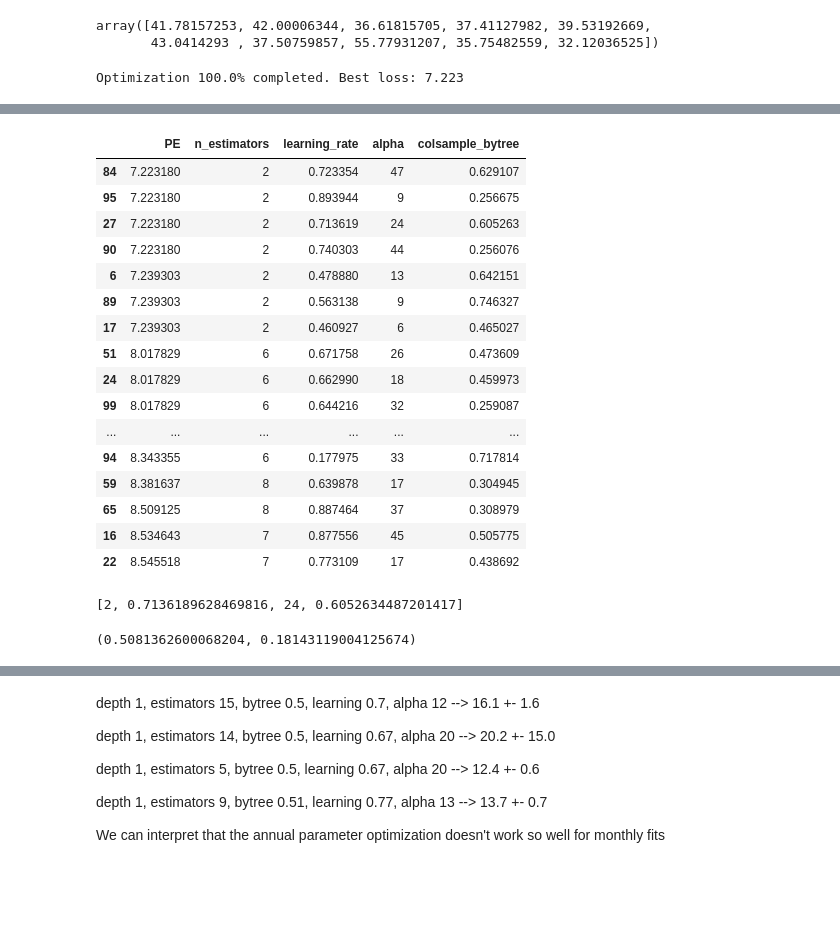
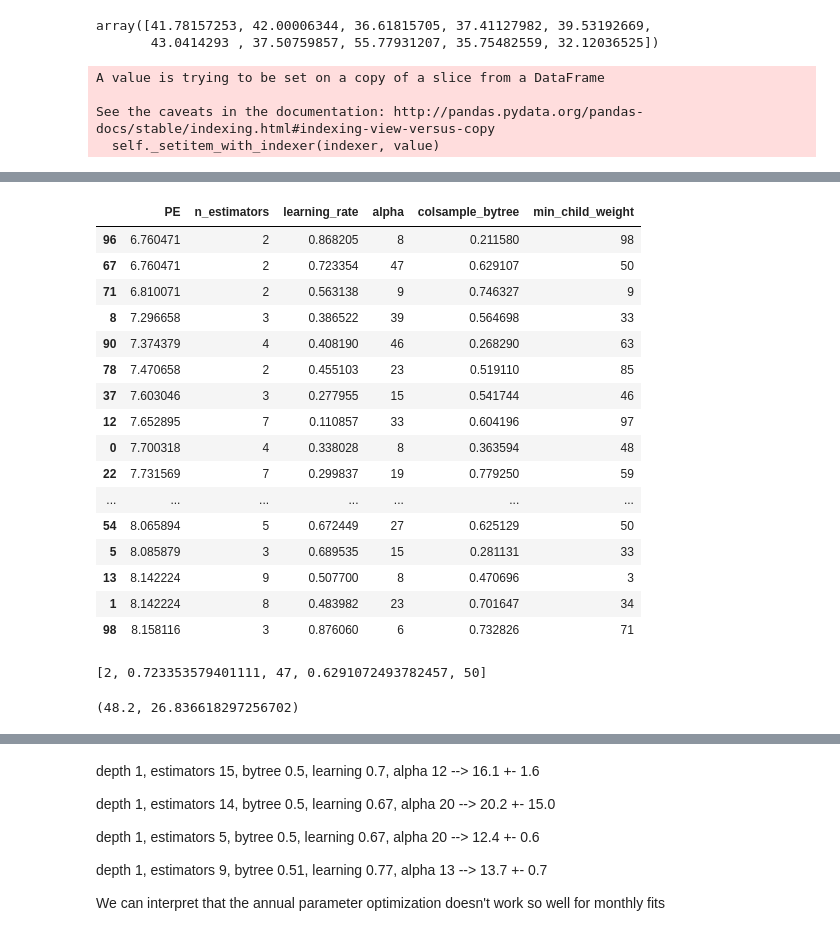
Before and after one commit to felipeascouto/energy, a Jupyter notebook: research_p2.ipynb, the cells around one changed output, grey strips where cells are left out. Saved outputs shown, nothing was run; the diff lists cells and outputs as text; code cells hidden in the pictures; blank space fills up the shorter version.

```diff
--- a/research_p2.ipynb
+++ b/research_p2.ipynb
@@ -2145,28 +2113,35 @@ def optimize(dimensions, start_points, times, function):
 
     loss_vector = np.zeros(times)
     params_list = []
+    for j in range(len(opt.ask())):
+        params_list.append(list())
     best_loss = 1e10
     for i in range(times):
         next_x = opt.ask()
         loss = function(next_x)
         res = opt.tell(next_x, loss)
         loss_vector[i] = loss
-        s = ''
-        for p in next_x:
-            s += str(p) + ' '
-        params_list.append(s)
+        for p in range(len(next_x)):
+            params_list[p].append(next_x[p])
         if loss < best_loss:
             best_loss = loss
             best_params = next_x
         print(f"\rOptimization {100 * (i+1)/times}% completed. Best loss: {best_loss:.4}   ", end="")
-    params_vector = np.array(params_list)
-    return best_loss, best_params, loss_vector, params_vector
+    return best_loss, best_params, loss_vector, params_list
 
 dimensions = {'n_estimators': Integer(1, 20, prior='uniform'),
               'max_depth': Integer(1, 3, prior='uniform'),
               'learning_rate': Real(0.1, 0.9, prior='uniform'),
               'alpha': Integer(5, 50, prior='uniform'),
-              'colsample_bytree': Real(0.2, 0.8, prior='uniform')}
+              'colsample_bytree': Real(0.2, 0.8, prior='uniform'),
+              'min_child_weight': Integer(1,100, prior='log-uniform')}
+
+loss_df = pd.DataFrame({'PE':loss_vector,
+                       'n_estimators':params_list[0],
+                       'learning_rate':params_list[1],
+                       'alpha':params_list[2],
+                       'colsample_bytree':params_list[3],
+                       'min_child_weight':params_list[4]})
 
 loss, params, loss_vector, params_vector = optimize(dimensions, 1e5, 1e3, xgb_loss)
 # %% [output]
@@ -2367,14 +2340,19 @@ def optimize(dimensions, start_points, times, function):
 dimensions = {'n_estimators': Integer(1, 10, prior='uniform'),
               'learning_rate': Real(0.1, 0.9, prior='uniform'),
               'alpha': Integer(5, 50, prior='uniform'),
-              'colsample_bytree': Real(0.2, 0.8, prior='uniform')}
+              'colsample_bytree': Real(0.2, 0.8, prior='uniform'),
+              'min_child_weight': Integer(1, 100, prior='log-uniform')}
 
 loss, params, loss_vector, params_list = optimize(dimensions, 1e5, 100, xgb_loss_2)
 loss_df = pd.DataFrame({'PE':loss_vector,
                        'n_estimators':params_list[0],
                        'learning_rate':params_list[1],
                        'alpha':params_list[2],
-                       'colsample_bytree':params_list[3]})
+                       'colsample_bytree':params_list[3],
+                       'min_child_weight':params_list[4]})
 loss_df.sort_values('PE').head(20)
 # %% [output]
-Optimization 100.0% completed. Best loss: 7.223
+A value is trying to be set on a copy of a slice from a DataFrame
+
+See the caveats in the documentation: http://pandas.pydata.org/pandas-docs/stable/indexing.html#indexing-view-versus-copy
+  self._setitem_with_indexer(indexer, value)
@@ -2381,28 +2360,28 @@ Optimization 100.0% completed. Best loss: 7.223
-|  | PE | n_estimators | learning_rate | alpha | colsample_bytree |
-| 84 | 7.223180 | 2 | 0.723354 | 47 | 0.629107 |
-| 95 | 7.223180 | 2 | 0.893944 | 9 | 0.256675 |
-| 27 | 7.223180 | 2 | 0.713619 | 24 | 0.605263 |
-| 90 | 7.223180 | 2 | 0.740303 | 44 | 0.256076 |
-| 6 | 7.239303 | 2 | 0.478880 | 13 | 0.642151 |
-| 89 | 7.239303 | 2 | 0.563138 | 9 | 0.746327 |
-| 17 | 7.239303 | 2 | 0.460927 | 6 | 0.465027 |
-| 51 | 8.017829 | 6 | 0.671758 | 26 | 0.473609 |
-| 24 | 8.017829 | 6 | 0.662990 | 18 | 0.459973 |
-| 99 | 8.017829 | 6 | 0.644216 | 32 | 0.259087 |
-| ... | ... | ... | ... | ... | ... |
-| 94 | 8.343355 | 6 | 0.177975 | 33 | 0.717814 |
-| 59 | 8.381637 | 8 | 0.639878 | 17 | 0.304945 |
-| 65 | 8.509125 | 8 | 0.887464 | 37 | 0.308979 |
-| 16 | 8.534643 | 7 | 0.877556 | 45 | 0.505775 |
-| 22 | 8.545518 | 7 | 0.773109 | 17 | 0.438692 |
+|  | PE | n_estimators | learning_rate | alpha | colsample_bytree | min_child_weight |
+| 96 | 6.760471 | 2 | 0.868205 | 8 | 0.211580 | 98 |
+| 67 | 6.760471 | 2 | 0.723354 | 47 | 0.629107 | 50 |
+| 71 | 6.810071 | 2 | 0.563138 | 9 | 0.746327 | 9 |
+| 8 | 7.296658 | 3 | 0.386522 | 39 | 0.564698 | 33 |
+| 90 | 7.374379 | 4 | 0.408190 | 46 | 0.268290 | 63 |
+| 78 | 7.470658 | 2 | 0.455103 | 23 | 0.519110 | 85 |
+| 37 | 7.603046 | 3 | 0.277955 | 15 | 0.541744 | 46 |
+| 12 | 7.652895 | 7 | 0.110857 | 33 | 0.604196 | 97 |
+| 0 | 7.700318 | 4 | 0.338028 | 8 | 0.363594 | 48 |
+| 22 | 7.731569 | 7 | 0.299837 | 19 | 0.779250 | 59 |
+| ... | ... | ... | ... | ... | ... | ... |
+| 54 | 8.065894 | 5 | 0.672449 | 27 | 0.625129 | 50 |
+| 5 | 8.085879 | 3 | 0.689535 | 15 | 0.281131 | 33 |
+| 13 | 8.142224 | 9 | 0.507700 | 8 | 0.470696 | 3 |
+| 1 | 8.142224 | 8 | 0.483982 | 23 | 0.701647 | 34 |
+| 98 | 8.158116 | 3 | 0.876060 | 6 | 0.732826 | 71 |
 # %%
 params
 # %% [output]
-[2, 0.7136189628469816, 24, 0.6052634487201417]
+[2, 0.723353579401111, 47, 0.6291072493782457, 50]
 # %%
-(loss_df.sort_values('PE').head(100)['colsample_bytree'].mean(),
- loss_df.sort_values('PE').head(100)['colsample_bytree'].std())
+(loss_df.sort_values('PE').head(50)['min_child_weight'].mean(),
+ loss_df.sort_values('PE').head(50)['min_child_weight'].std())
 # %% [output]
-(0.5081362600068204, 0.18143119004125674)
+(48.2, 26.836618297256702)
 # %%
 def xgb_clusters_opt_2(train_df):
```
Also changed, not shown: parts of 24 cells of this notebook.
